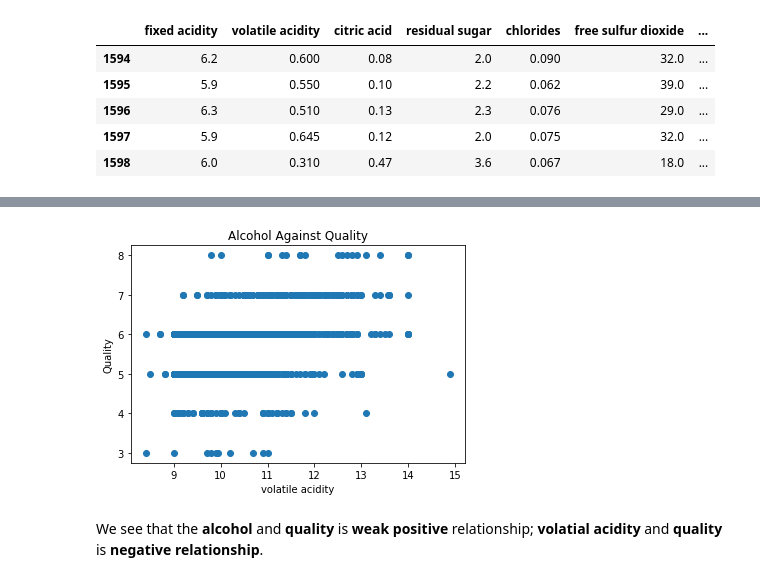
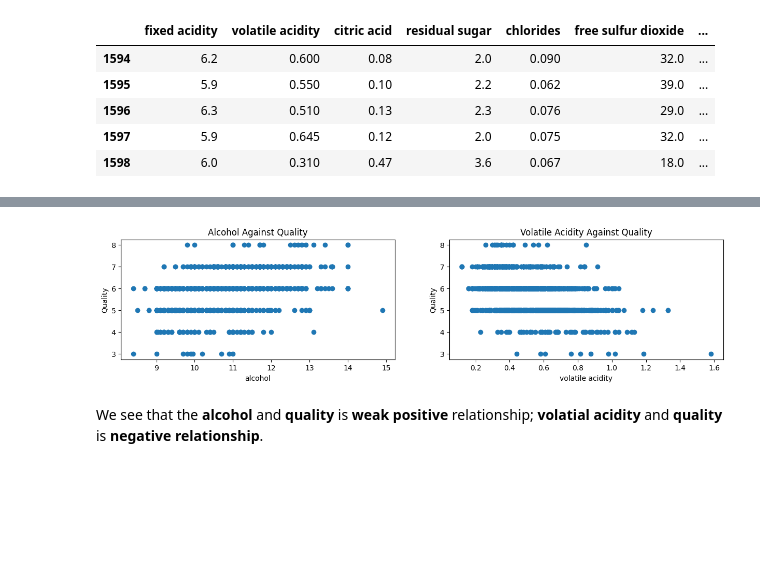
Before and after one commit to raymond92928/AIcouse, a Jupyter notebook: linear_regression/Multiple linear regression.ipynb, the cells around one changed output, grey strips where cells are left out. Cells and saved outputs as stored; diff of their text form; code cells hidden in the pictures; blank space fills up the shorter version.

```diff
--- a/linear_regression/Multiple linear regression.ipynb
+++ b/linear_regression/Multiple linear regression.ipynb
@@ -174,16 +175,21 @@ df.describe()
 | 50% | 7.900000 | 0.520000 | 0.260000 | 2.200000 | 0.079000 | 14.000000 | ... |
 | 75% | 9.200000 | 0.640000 | 0.420000 | 2.600000 | 0.090000 | 21.000000 | ... |
 | max | 15.900000 | 1.580000 | 1.000000 | 15.500000 | 0.611000 | 72.000000 | ... |
-# %%
-import matplotlib.pylab as plt
-
-plt.scatter(df['alcohol'], df['quality']) # you can try alcohol and volatile acidity
-plt.xlabel('volatile acidity')
-plt.ylabel('Quality')
-plt.title('Alcohol Against Quality')
-plt.show()
-# %% [output]
-[figure, removed]
+# %%
+import matplotlib.pyplot as plt
+
+fig, axs = plt.subplots(1,2, figsize=(15,3))
+axs[0].scatter(df['alcohol'], df['quality'])
+axs[0].set_xlabel('alcohol')
+axs[0].set_ylabel('Quality')
+axs[0].set_title('Alcohol Against Quality')
+
+axs[1].scatter(df['volatile acidity'], df['quality'])
+axs[1].set_xlabel('volatile acidity')
+axs[1].set_ylabel('Quality')
+axs[1].set_title('Volatile Acidity Against Quality');
+# %% [output]
+[figure, added]
 # %% [markdown]
 We see that the <b>alcohol</b> and <b>quality</b> is <b>weak positive</b> relationship; <b>volatial acidity</b> and <b>quality</b> is <b>negative relationship</b>.
 # %%
```
Also changed, not shown: parts of 6 cells of this notebook.
